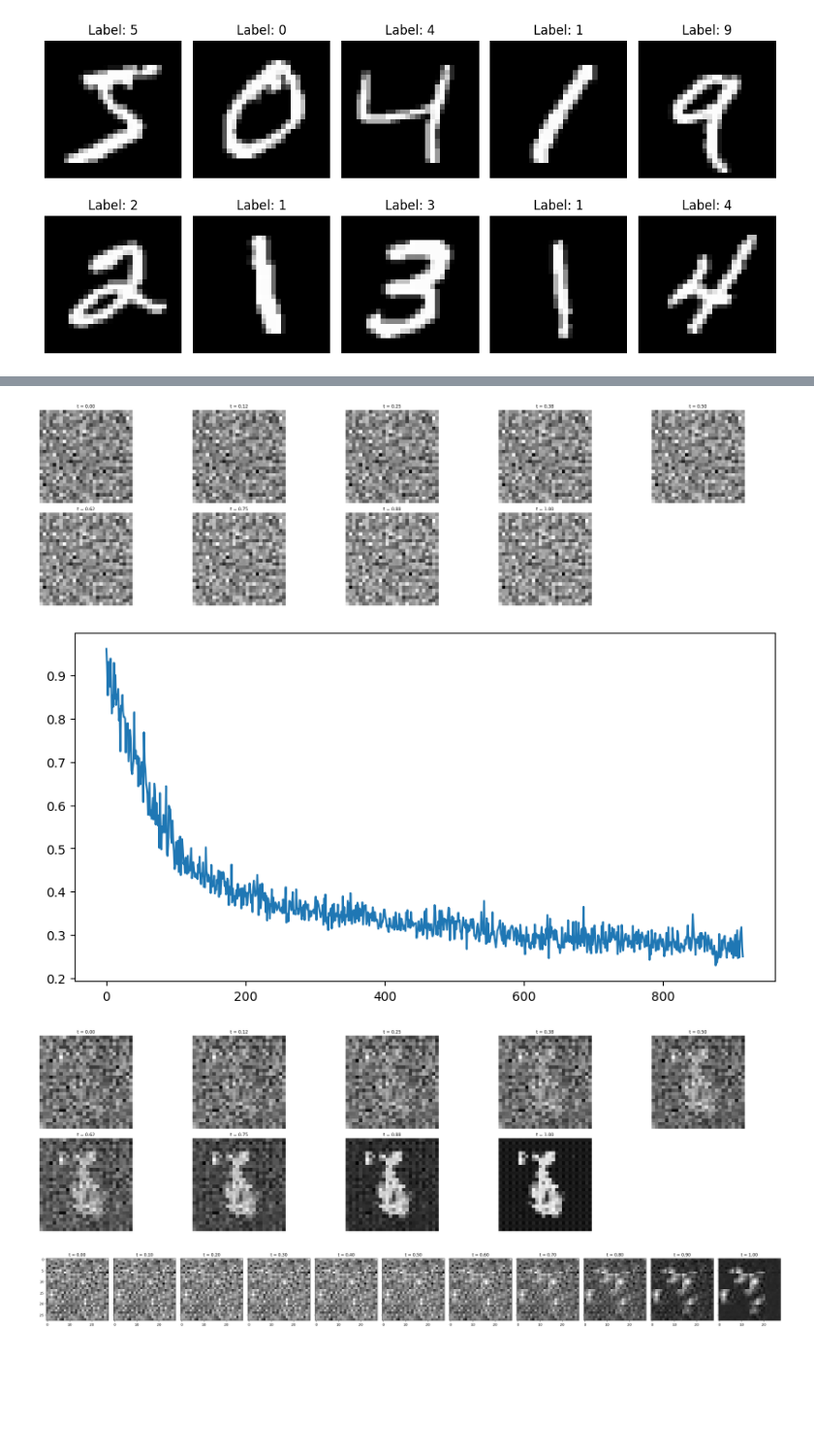
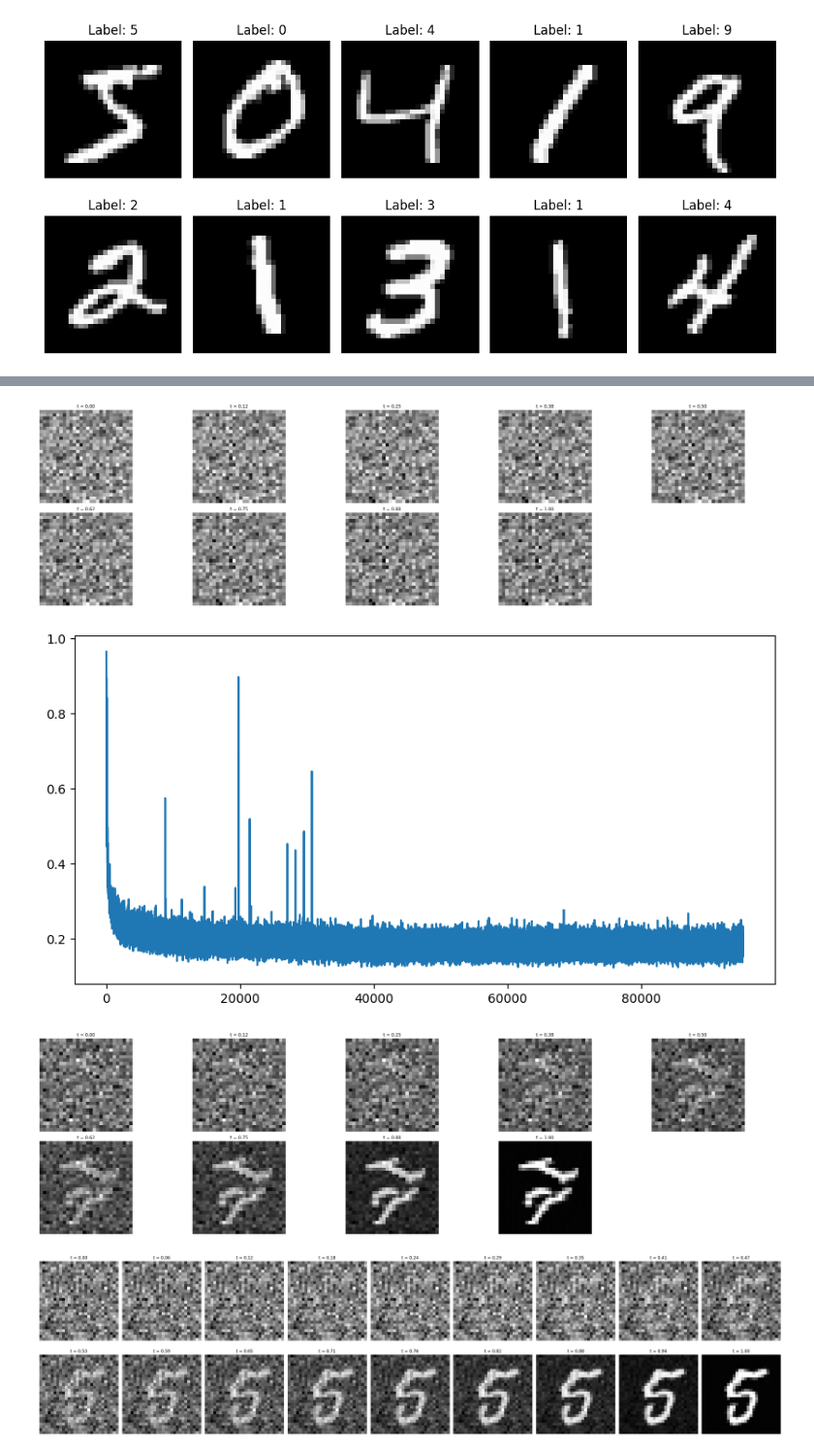
Before and after one commit to cgarciae/simple_flow_matching, a Jupyter notebook: notebooks/mnist_mixer.ipynb, the cells around one changed output, grey strips where cells are left out. Shown at 97% size. Saved outputs shown, nothing was run; the diff lists cells and outputs as text; code cells hidden in the pictures; blank space fills up the shorter version.

```diff
--- a/notebooks/mnist_mixer.ipynb
+++ b/notebooks/mnist_mixer.ipynb
@@ -124,11 +123,10 @@ class Flow(nnx.Module):
     return x
 
   @nnx.jit
-  def step(self, x, t_start, t_end):
-    solver = diffrax.Midpoint()
-    term = diffrax.ODETerm(lambda t, x, args: self(x=x, t=jnp.full(x.shape[0], t)))
-    x, _, _, _, _ = solver.step(term, t_start, t_end, x, None, None, made_jump=False)
-    return x
+  def step(self, x: jax.Array, t_start: jax.Array, t_end: jax.Array) -> jax.Array:
+    t_start = jnp.full(x.shape[0], t_start)[:, None]
+
+    return x + (t_end - t_start) * self(t=t_start + (t_end - t_start) / 2, x=x + self(x=x, t=t_start) * (t_end - t_start) / 2)
 
 rngs = nnx.Rngs(0)
 flow = Flow(
@@ -141,11 +139,7 @@ flow = Flow(
   channels_mlp_dim=256,
   rngs=rngs,
 )
-lr_schedule = optax.piecewise_constant_schedule(
-  init_value=1e-2,
-  boundaries_and_scales={33_333: 1e-3, 66_666: 1e-4},
-)
-optimizer = nnx.Optimizer(flow, tx=optax.adamw(lr_schedule))
+optimizer = nnx.Optimizer(flow, tx=optax.adamw(1e-4))
 
 dx_t = flow(x=jnp.ones((1, 28, 28, 1)), t=jnp.ones((1,)))
 print(f"{dx_t.shape = }")
@@ -192,12 +186,8 @@ def plot_sample(fig: Figure, *, n_steps = 8):
     ax.axis("off")
 
   fig.tight_layout()
-
-
-plot_sample(plt.figure(figsize=(30, 8)))
-plt.show()
 # %% [output]
-[figure, old version]
+[figure, new version]
 # %%
 mse = lambda a, b: jnp.mean((a - b) ** 2)
 
@@ -232,10 +222,10 @@ for step in stop_iter(tqdm(range(100_000))):
     plot_sample(plt.figure(figsize=(30, 8)))
     plt.show()
 # %% [output]
-[figure, old version]
+[figure, new version]
-[figure, old version]
+[figure, new version]
 # %%
-plot_sample(plt.figure(figsize=(30, 8)), n_steps=16)
+plot_sample(plt.figure(figsize=(30, 8)), n_steps=17)
 plt.show()
 # %% [output]
-[figure, old version]
+[figure, new version]
```
Also changed, not shown: parts of 1 cell of this notebook.
